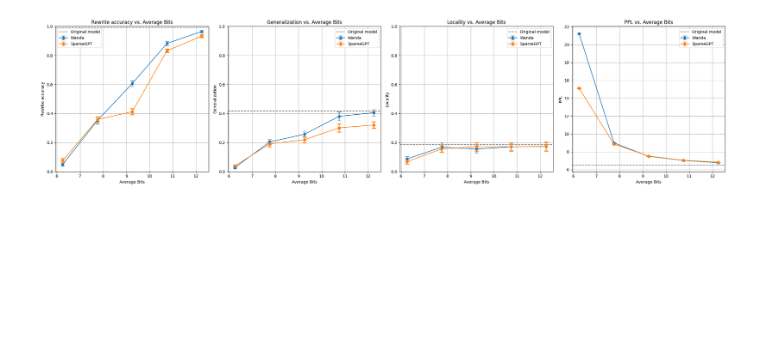
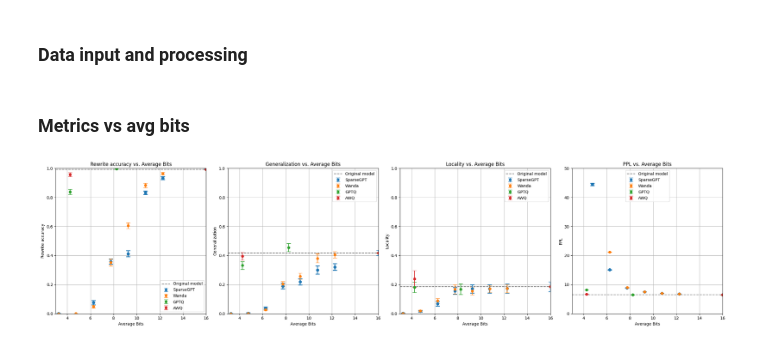
Before and after one commit to hartvigsen-group/composable-interventions, a Jupyter notebook: notebooks/graphs.ipynb, the cells around one changed output. Drawn from its saved outputs; the diff is of its cells as text; code cells hidden in the pictures; blank space fills up the shorter version.

```diff
--- a/notebooks/graphs.ipynb
+++ b/notebooks/graphs.ipynb
@@ -3,6 +3,8 @@ import pandas as pd
 import numpy as np
 import matplotlib.pyplot as plt
 import re
+# %% [markdown]
+### Data input and processing
 # %%
 def standard_error(series):
     return series.std() / np.sqrt(series.count())
@@ -27,7 +29,7 @@ def process_data(new_file_path, previous_df=None):
     new_data['method_name'] = new_data['method_name'].replace({'autoawq': 'AWQ', 'autogptq': 'GPTQ', 'sparsegpt': 'SparseGPT', 'wanda': 'Wanda'})
 
     # Selecting only relevant columns for aggregation
-    aggregation_columns = ['Rewrite accuracy', 'PPL', 'Generalization', 'Latency', 'Locality', 'PPL edits']
+    aggregation_columns = ['Rewrite accuracy', 'PPL', 'Generalization', 'Latency', 'Locality']
 
     # Group by 'Tags' and calculate mean and standard error for the selected columns
     grouped_new_data = new_data.groupby('Tags')[aggregation_columns].agg(['mean', standard_error])
@@ -68,52 +114,52 @@ edited_counterfact = process_data('data/withedits.csv')
+# %% [markdown]
+### Metrics vs avg bits
 # %%
+import matplotlib.pyplot as plt
+import pandas as pd
 
-"""
-Creates subplots for different metrics from the given DataFrame.
+df = edited_counterfact
 
-Parameters:
-df (pandas.DataFrame): The DataFrame containing the experiment data.
-
-The function generates a plot with four subfigures:
-- Rewrite accuracy vs. sparsity ratio
-- Generalization vs. sparsity ratio
-- Locality vs. sparsity ratio
-- Perplexity vs. sparsity ratio
-"""
-# Define the metrics to plot
-df = edited_counterfact
+# Assuming df is your DataFrame
+# df = pd.read_csv('your_data.csv')  # Load your DataFrame here
 
 metrics = ['Rewrite accuracy_mean', 'Generalization_mean', 'Locality_mean', 'PPL_mean']
 
 # Create subplots
 fig, axs = plt.subplots(1, 4, figsize=(24, 6))
 
-# Iterate over each metric and subplot
+# Extract baseline values for each metric
+baseline_values = {metric: df[df['sparsity_ratio'] == 0][metric].mean() for metric in metrics}
+
 for i, metric in enumerate(metrics):
-    # Extract and plot baseline data as a horizontal dotted line
-    baseline_value = df[df['sparsity_ratio'] == 0][metric].mean()
-    axs[i].axhline(y=baseline_value, color='gray', linestyle='--', label='Original model')
+    # Change the label 'Rewrite accuracy' to 'Success'
+    ylabel = 'Success' if 'Rewrite accuracy' in metric else metric.split('_')[0]
+    # Plot baseline as a horizontal dotted line
+    axs[i].axhline(y=baseline_values[metric], color='gray', linestyle='--', label='Original model')
 
-    # Plot each method in the dataset, excluding the baseline
-    for method in df[df['sparsity_ratio'] != 0]['method_name'].unique():
-        method_data = df[(df['method_name'] == method) & (df['sparsity_ratio'] != 0)]
-        axs[i].errorbar(method_data['Average bits'], method_data[metric],
-                        yerr=method_data[metric.replace('mean', 'standard_error')],
-                        fmt='o-', label=method, capsize=5)
+    # Plot each method in the dataset, including a point at 16 bits for the baseline
+    for method in df['method_name'].unique():
+        method_data = df[df['method_name'] == method]
+        # Append the baseline point at 16 bits to the method data
+        extended_method_data = method_data.append({'Average bits': 16, metric: baseline_values[metric]}, ignore_index=True)
+        axs[i].errorbar(extended_method_data['Average bits'], extended_method_data[metric],
+                        yerr=extended_method_data[metric.replace('mean', 'standard_error')].fillna(0),
+                        fmt='o', label=method, capsize=5)
 
     axs[i].set_xlabel('Average Bits')
     axs[i].set_ylabel(metric.split('_')[0])
     axs[i].set_title(f'{metric.split("_")[0]} vs. Average Bits')
     axs[i].legend()
     axs[i].grid(True)
-
-    # Invert x-axis to have high average bits on the left and low on the right
-    # axs[i].invert_xaxis()
+    axs[i].set_xlim(3, 16)
 
     # Set y-axis limits to 0 to 1 for the first three subplots
     if i < 3:
         axs[i].set_ylim(0, 1)
+    else:
+        axs[i].set_ylim(0, 50)
+
 
 plt.tight_layout()
 plt.show()
 # %% [output]
-[figure, old version]
+[figure, new version]
```
Also changed, not shown: parts of 6 cells of this notebook, 3 other files.
